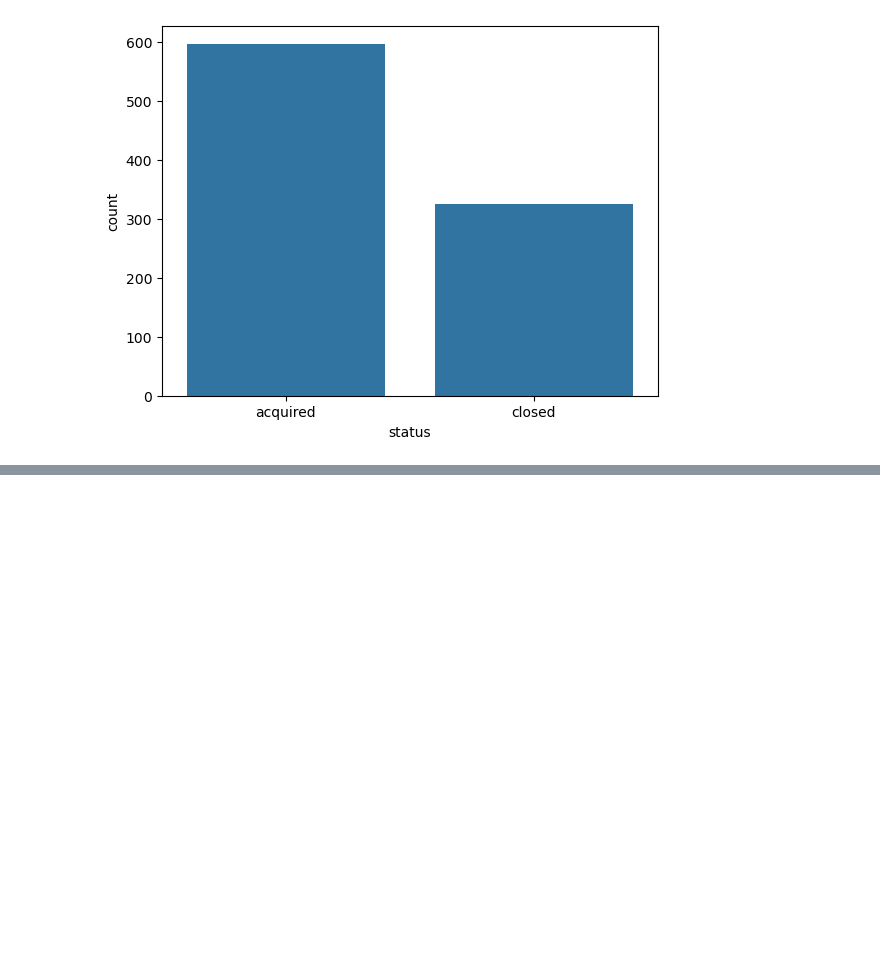
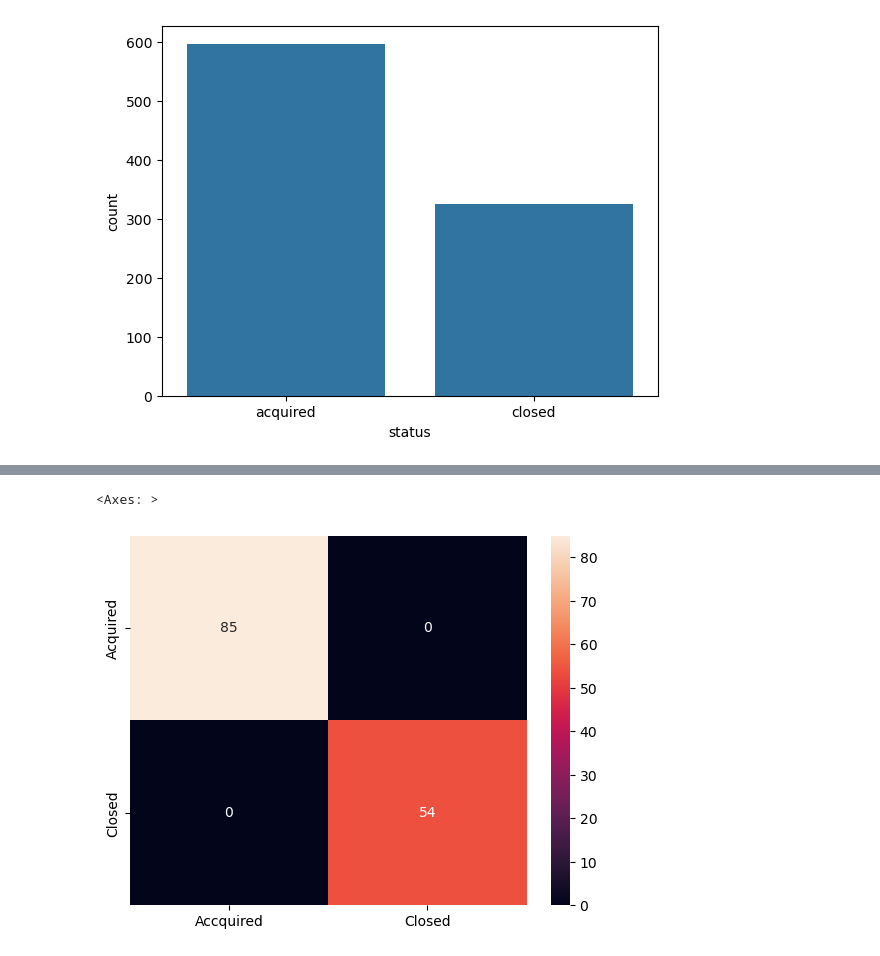
Before and after one commit to VidishMehta001/startup_success_prediction, a Jupyter notebook: vc_eval.ipynb, the cells around one changed output, grey strips where cells are left out. Saved outputs shown, nothing was run; the diff lists cells and outputs as text; code cells hidden in the pictures; blank space fills up the shorter version.

```diff
--- a/vc_eval.ipynb
+++ b/vc_eval.ipynb
@@ -60,0 +83,9 @@ import tensorflow as tf
+# %%
+x,y = df.drop(['status','founded_at','first_funding_at','last_funding_at','name','city'],axis = 1), df['status']
+x_train,x_val_test,y_train,y_val_test = train_test_split(x,y,test_size= 0.30,random_state = 42)
+x_test,x_val,y_test,y_val = train_test_split(x_val_test,y_val_test,test_size = 0.5,random_state = 42)
+# %%
+sc = StandardScaler()
+x_train_sc = sc.fit_transform(x_train)
+x_test_sc = sc.fit_transform(x_test)
+x_val_sc = sc.fit_transform(x_val)
@@ -60,0 +201,7 @@ import tensorflow as tf
+# %%
+y_pred = clf.predict(x_val_sc)
+# %%
+sns.heatmap(confusion_matrix(y_val, y_pred), annot=True, fmt='g', xticklabels=['Accquired', 'Closed'], yticklabels=['Acquired', 'Closed'])
+# %% [output]
+<Axes: >
+[figure, added]
```
Also changed, not shown: parts of 14 cells of this notebook.
